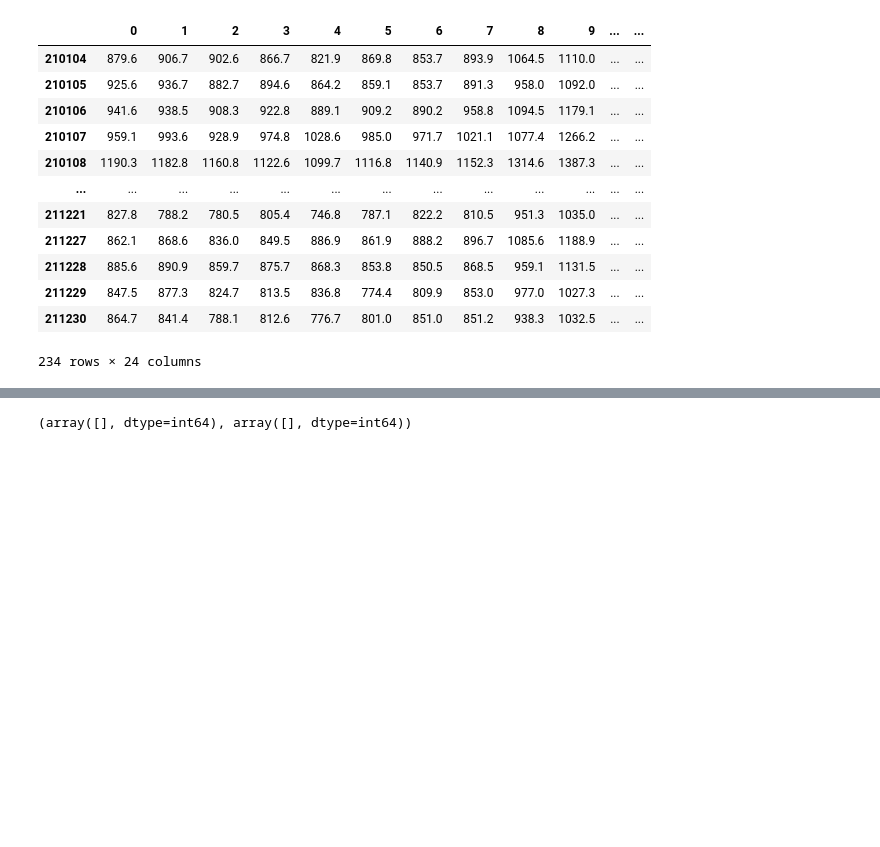
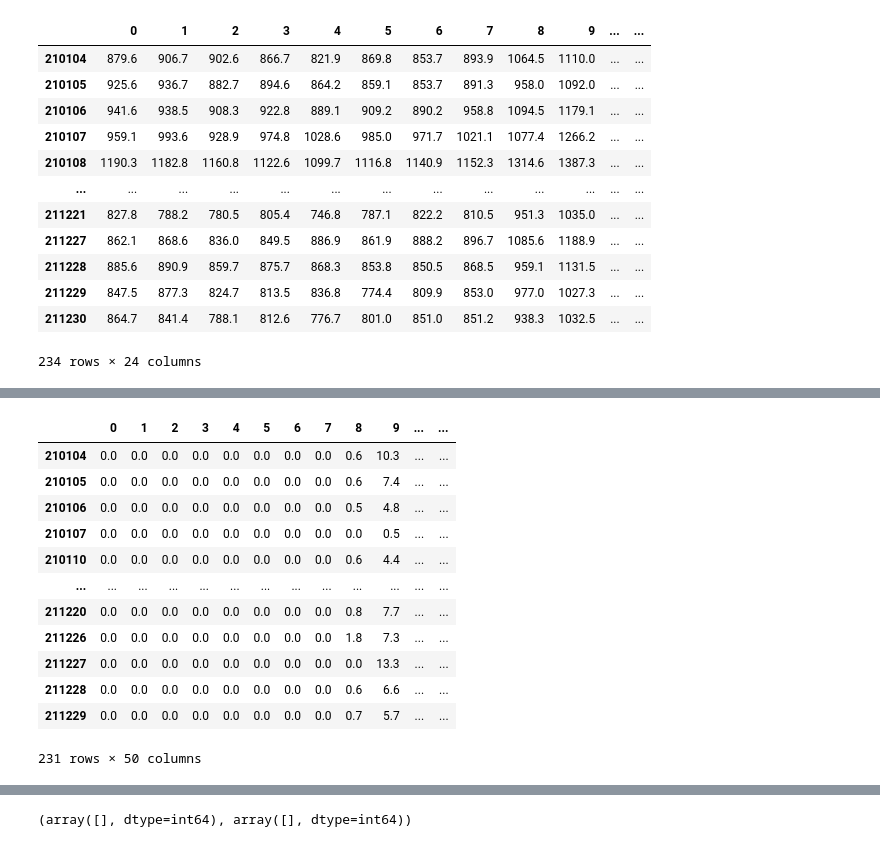
Before and after one commit to Ye-eun-Kim/IIS_net_load_forecast, a Jupyter notebook: weather_processing.ipynb, the cells around one changed output, grey strips where cells are left out. Saved outputs shown, nothing was run; the diff lists cells and outputs as text; code cells hidden in the pictures; blank space fills up the shorter version.

```diff
--- a/weather_processing.ipynb
+++ b/weather_processing.ipynb
@@ -199,0 +245,16 @@ X_load
+# %%
+#find intersection of Y_pv and load
+load_pv_y = set(Y_pv.index) & set(load.index)
+drop_index = (set(load.index) - load_pv_y)
+
+# drop the rows of load that are in drop_index
+load_ = load.drop(drop_index, axis=0)
+X_pv = X_pv.drop(210103, axis=0)
+Y_pv = Y_pv.drop(210104, axis=0)
+
+len_load = len(load)
+
+X_pv.to_csv('./processed_data/pv/X_pv_231days.csv')
+Y_pv.to_csv('./processed_data/pv/Y_pv_231days.csv')
+load_.iloc[0:len_load-1].to_csv('./processed_data/load/X_load_231days.csv')
+load_.iloc[1:len_load].to_csv('./processed_data/load/Y_load_231days.csv')
@@ -199,0 +277,16 @@ X_load
+# %%
+X_pv
+# %% [output]
+|  | 0 | 1 | 2 | 3 | 4 | 5 | 6 | 7 | 8 | 9 | ... | ... |
+| 210104 | 0.0 | 0.0 | 0.0 | 0.0 | 0.0 | 0.0 | 0.0 | 0.0 | 0.6 | 10.3 | ... | ... |
+| 210105 | 0.0 | 0.0 | 0.0 | 0.0 | 0.0 | 0.0 | 0.0 | 0.0 | 0.6 | 7.4 | ... | ... |
+| 210106 | 0.0 | 0.0 | 0.0 | 0.0 | 0.0 | 0.0 | 0.0 | 0.0 | 0.5 | 4.8 | ... | ... |
+| 210107 | 0.0 | 0.0 | 0.0 | 0.0 | 0.0 | 0.0 | 0.0 | 0.0 | 0.0 | 0.5 | ... | ... |
+| 210110 | 0.0 | 0.0 | 0.0 | 0.0 | 0.0 | 0.0 | 0.0 | 0.0 | 0.6 | 4.4 | ... | ... |
+| ... | ... | ... | ... | ... | ... | ... | ... | ... | ... | ... | ... | ... |
+| 211220 | 0.0 | 0.0 | 0.0 | 0.0 | 0.0 | 0.0 | 0.0 | 0.0 | 0.8 | 7.7 | ... | ... |
+| 211226 | 0.0 | 0.0 | 0.0 | 0.0 | 0.0 | 0.0 | 0.0 | 0.0 | 1.8 | 7.3 | ... | ... |
+| 211227 | 0.0 | 0.0 | 0.0 | 0.0 | 0.0 | 0.0 | 0.0 | 0.0 | 0.0 | 13.3 | ... | ... |
+| 211228 | 0.0 | 0.0 | 0.0 | 0.0 | 0.0 | 0.0 | 0.0 | 0.0 | 0.6 | 6.6 | ... | ... |
+| 211229 | 0.0 | 0.0 | 0.0 | 0.0 | 0.0 | 0.0 | 0.0 | 0.0 | 0.7 | 5.7 | ... | ... |
+231 rows × 50 columns
```
Also changed, not shown: parts of 14 cells of this notebook, 6 other files.
